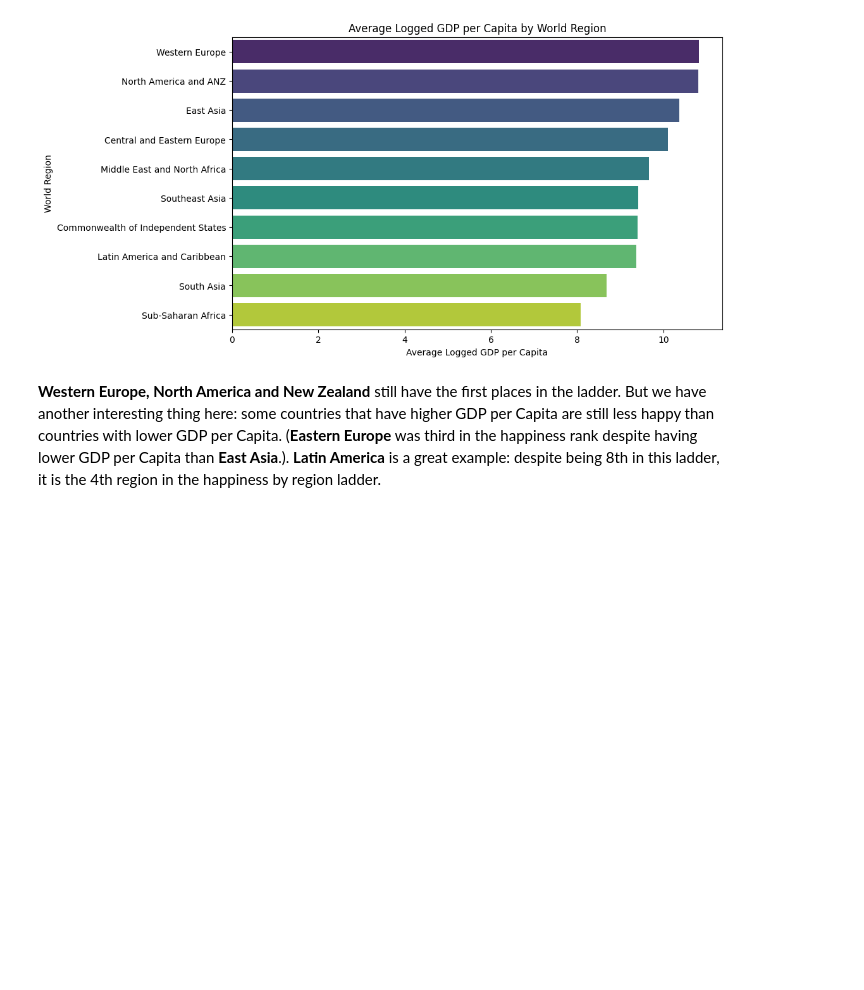
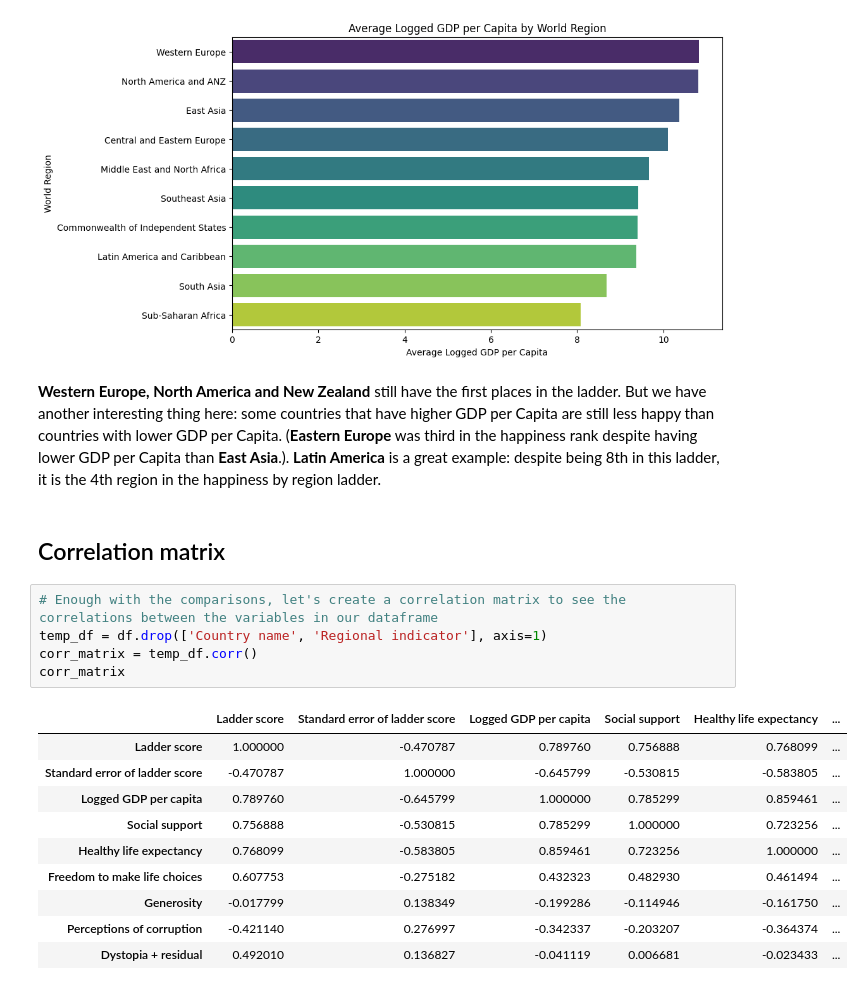
Before and after one commit to zeke-code/World-Happiness-Analysis, a Jupyter notebook: world_happiness.ipynb, the cells around one changed output. Saved outputs shown, nothing was run; the diff lists cells and outputs as text; blank space fills up the shorter version.

```diff
--- a/world_happiness.ipynb
+++ b/world_happiness.ipynb
@@ -226,3 +233,21 @@ Text(0, 0.5, 'World Region')
 [figure]
 # %% [markdown]
 **Western Europe, North America and New Zealand** still have the first places in the ladder. But we have another interesting thing here: some countries that have higher GDP per Capita are still less happy than countries with lower GDP per Capita. (**Eastern Europe** was third in the happiness rank despite having lower GDP per Capita than **East Asia**.). **Latin America** is a great example: despite being 8th in this ladder, it is the 4th region in the happiness by region ladder.
+# %% [markdown]
+## Correlation matrix
+# %%
+# Enough with the comparisons, let's create a correlation matrix to see the correlations between the variables in our dataframe
+temp_df = df.drop(['Country name', 'Regional indicator'], axis=1)
+corr_matrix = temp_df.corr()
+corr_matrix
+# %% [output]
+|  | Ladder score | Standard error of ladder score | Logged GDP per capita | Social support | Healthy life expectancy | ... |
+| Ladder score | 1.000000 | -0.470787 | 0.789760 | 0.756888 | 0.768099 | ... |
+| Standard error of ladder score | -0.470787 | 1.000000 | -0.645799 | -0.530815 | -0.583805 | ... |
+| Logged GDP per capita | 0.789760 | -0.645799 | 1.000000 | 0.785299 | 0.859461 | ... |
+| Social support | 0.756888 | -0.530815 | 0.785299 | 1.000000 | 0.723256 | ... |
+| Healthy life expectancy | 0.768099 | -0.583805 | 0.859461 | 0.723256 | 1.000000 | ... |
+| Freedom to make life choices | 0.607753 | -0.275182 | 0.432323 | 0.482930 | 0.461494 | ... |
+| Generosity | -0.017799 | 0.138349 | -0.199286 | -0.114946 | -0.161750 | ... |
+| Perceptions of corruption | -0.421140 | 0.276997 | -0.342337 | -0.203207 | -0.364374 | ... |
+| Dystopia + residual | 0.492010 | 0.136827 | -0.041119 | 0.006681 | -0.023433 | ... |
```
Also changed, not shown: parts of 11 cells of this notebook, 2 other files.
